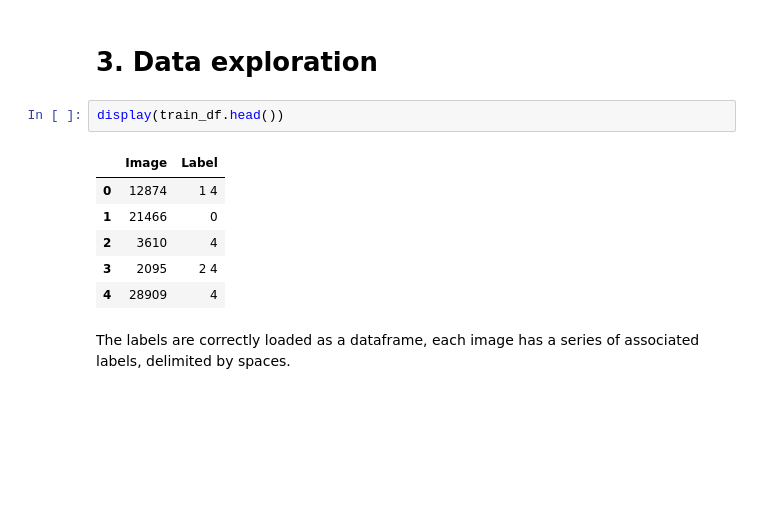
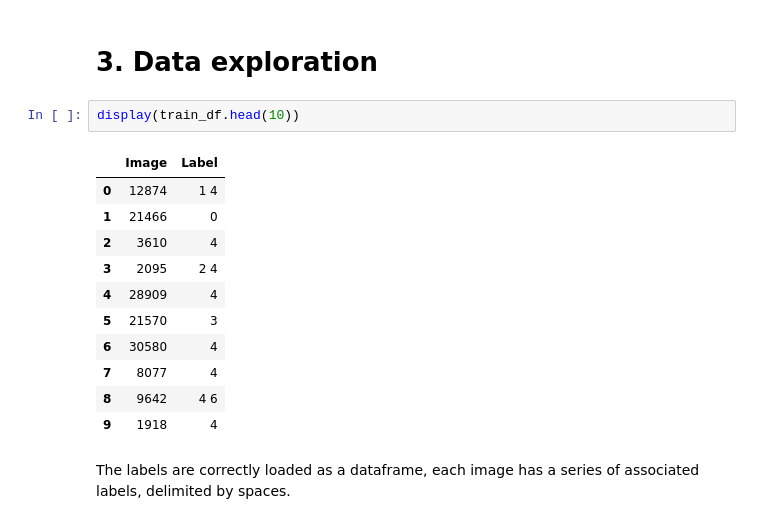
Before and after one commit to mxvp/organelle-image-classification, a Jupyter notebook: organelle_image_classification.ipynb, the cells around one changed output. Cells and saved outputs as stored; diff of their text form; blank space fills up the shorter version.

```diff
--- a/organelle_image_classification.ipynb
+++ b/organelle_image_classification.ipynb
@@ -61,14 +107,19 @@ labels = {
 # %% [markdown]
 # 3. Data exploration
 # %%
-display(train_df.head())
+display(train_df.head(10))
 # %% [output]
 |  | Image | Label |
 | 0 | 12874 | 1 4 |
 | 1 | 21466 | 0 |
 | 2 | 3610 | 4 |
 | 3 | 2095 | 2 4 |
 | 4 | 28909 | 4 |
+| 5 | 21570 | 3 |
+| 6 | 30580 | 4 |
+| 7 | 8077 | 4 |
+| 8 | 9642 | 4 6 |
+| 9 | 1918 | 4 |
 # %% [markdown]
 The labels are correctly loaded as a dataframe, each image has a series of associated labels, delimited by spaces.
 # %%
```
Also changed, not shown: parts of 82 cells of this notebook.
